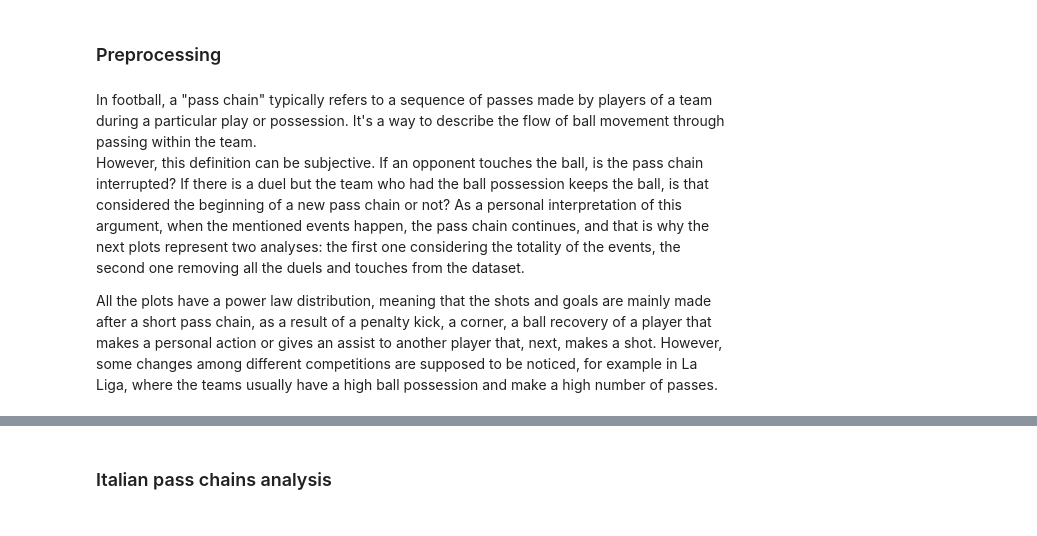
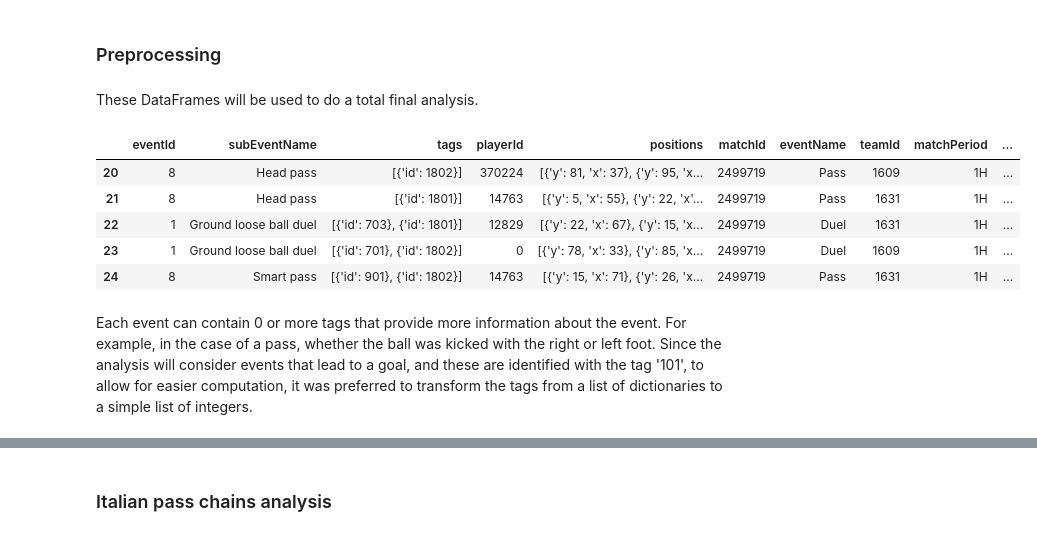
Before and after one commit to PasqualeEsposito/Geospatial_Analytics, a Jupyter notebook: Pass_chains_analysis.ipynb, the cells around one changed output, grey strips where cells are left out. Drawn from its saved outputs; the diff is of its cells as text; code cells hidden in the pictures.

Commit message:
Second task completed and commented

```diff
--- a/Pass_chains_analysis.ipynb
+++ b/Pass_chains_analysis.ipynb
@@ -35,15 +35,23 @@ events_df = {
 }
 # %% [markdown]
 ### Preprocessing
+# %% [markdown]
+These DataFrames will be used to do a total final analysis.
 # %%
 total_passes_counts = pd.DataFrame()
 total_goals_passes_counts = pd.DataFrame()
 total_comparison = pd.DataFrame()
+# %%
+events_df['England'][20:25]
+# %% [output]
+|  | eventId | subEventName | tags | playerId | positions | matchId | eventName | teamId | matchPeriod | ... |
+| 20 | 8 | Head pass | [{'id': 1802}] | 370224 | [{'y': 81, 'x': 37}, {'y': 95, 'x... | 2499719 | Pass | 1609 | 1H | ... |
+| 21 | 8 | Head pass | [{'id': 1801}] | 14763 | [{'y': 5, 'x': 55}, {'y': 22, 'x'... | 2499719 | Pass | 1631 | 1H | ... |
+| 22 | 1 | Ground loose ball duel | [{'id': 703}, {'id': 1801}] | 12829 | [{'y': 22, 'x': 67}, {'y': 15, 'x... | 2499719 | Duel | 1631 | 1H | ... |
+| 23 | 1 | Ground loose ball duel | [{'id': 701}, {'id': 1802}] | 0 | [{'y': 78, 'x': 33}, {'y': 85, 'x... | 2499719 | Duel | 1609 | 1H | ... |
+| 24 | 8 | Smart pass | [{'id': 901}, {'id': 1802}] | 14763 | [{'y': 15, 'x': 71}, {'y': 26, 'x... | 2499719 | Pass | 1631 | 1H | ... |
+# %% [markdown]
+Each event can contain 0 or more tags that provide more information about the event. For example, in the case of a pass, whether the ball was kicked with the right or left foot. Since the analysis will consider events that lead to a goal, and these are identified with the tag '101', to allow for easier computation, it was preferred to transform the tags from a list of dictionaries to a simple list of integers.
 # %%
 for events in events_df.values():
     events['tags'] = events['tags'].apply(extract_tags)
-# %% [markdown]
-In football, a "pass chain" typically refers to a sequence of passes made by players of a team during a particular play or possession. It's a way to describe the flow of ball movement through passing within the team.<br>
-However, this definition can be subjective. If an opponent touches the ball, is the pass chain interrupted? If there is a duel but the team who had the ball possession keeps the ball, is that considered the beginning of a new pass chain or not? As a personal interpretation of this argument, when the mentioned events happen, the pass chain continues, and that is why the next plots represent two analyses: the first one considering the totality of the events, the second one removing all the duels and touches from the dataset.
-
-All the plots have a power law distribution, meaning that the shots and goals are mainly made after a short pass chain, as a result of a penalty kick, a corner, a ball recovery of a player that makes a personal action or gives an assist to another player that, next, makes a shot. However, some changes among different competitions are supposed to be noticed, for example in La Liga, where the teams usually have a high ball possession and make a high number of passes.
```
Also changed, not shown: parts of 7 cells of this notebook.
